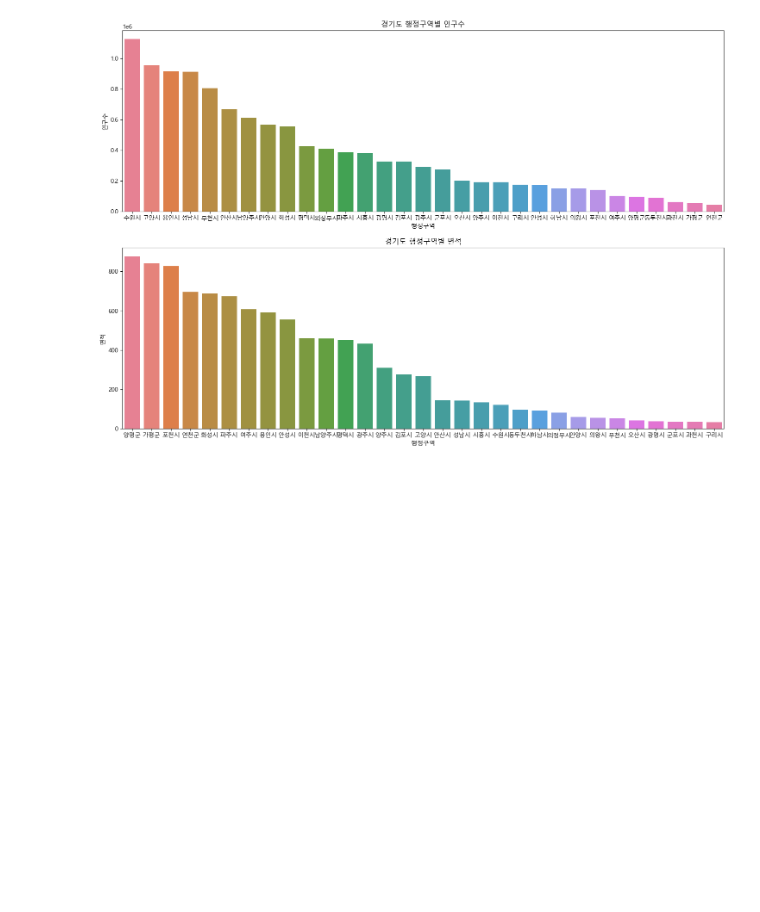
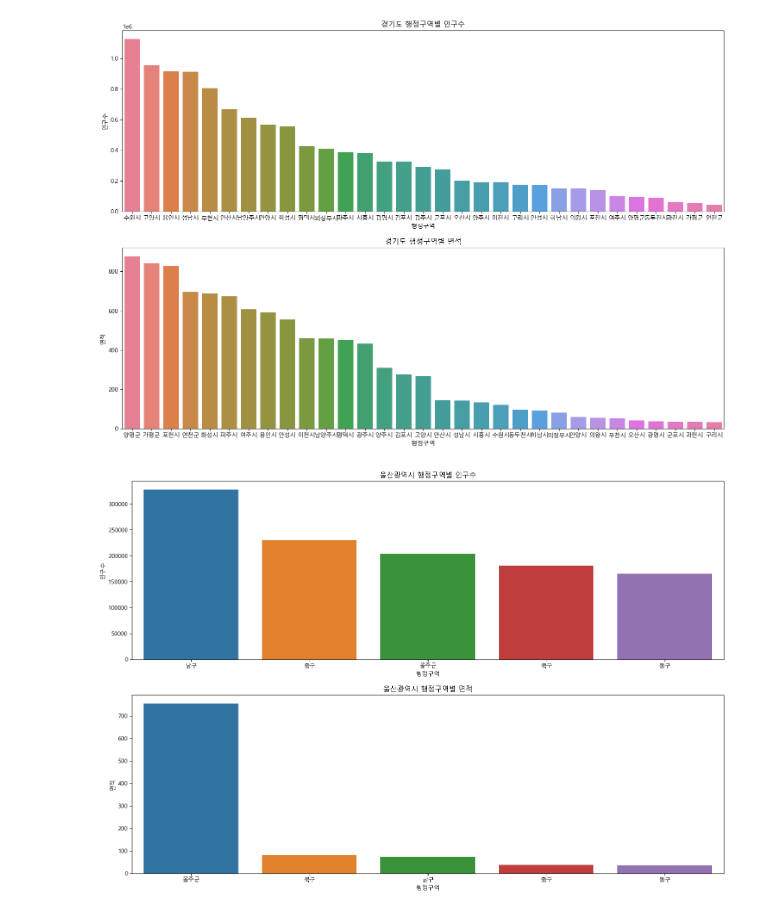
Before and after one commit to AhnHuiyun/Python_Webscraping_Analysis, a Jupyter notebook: 03-1.행정구역정보_분석과시각화.ipynb, the cells around one changed output. Saved outputs shown, nothing was run; the diff lists cells and outputs as text; code cells hidden in the pictures; blank space fills up the shorter version.

```diff
--- a/03-1.행정구역정보_분석과시각화.ipynb
+++ b/03-1.행정구역정보_분석과시각화.ipynb
@@ -369,3 +443,5 @@ pop_mean_std('서울특별시')
 서울특별시 인구수 편차 = 125231.24797500289
 # %%
 # Unique한 광역시도명 순회하면서  광역시도명을 출력합니다.
+for sido_name in data['광역시도'].unique():
+    pop_mean_std(data,sido_name)
@@ -818,6 +903,10 @@ def show_pop_area(sido_name):
 show_pop_area('경기도')
 # %% [output]
 [figure]
+# %%
+show_pop_area('울산광역시')
+# %% [output]
+[figure, added]
 # %%
 # 전국데이터의 광역시도의 인구수
 figure, axes1 = plt.subplots(1,1)
```
Also changed, not shown: parts of 48 cells of this notebook, 15 other files.
